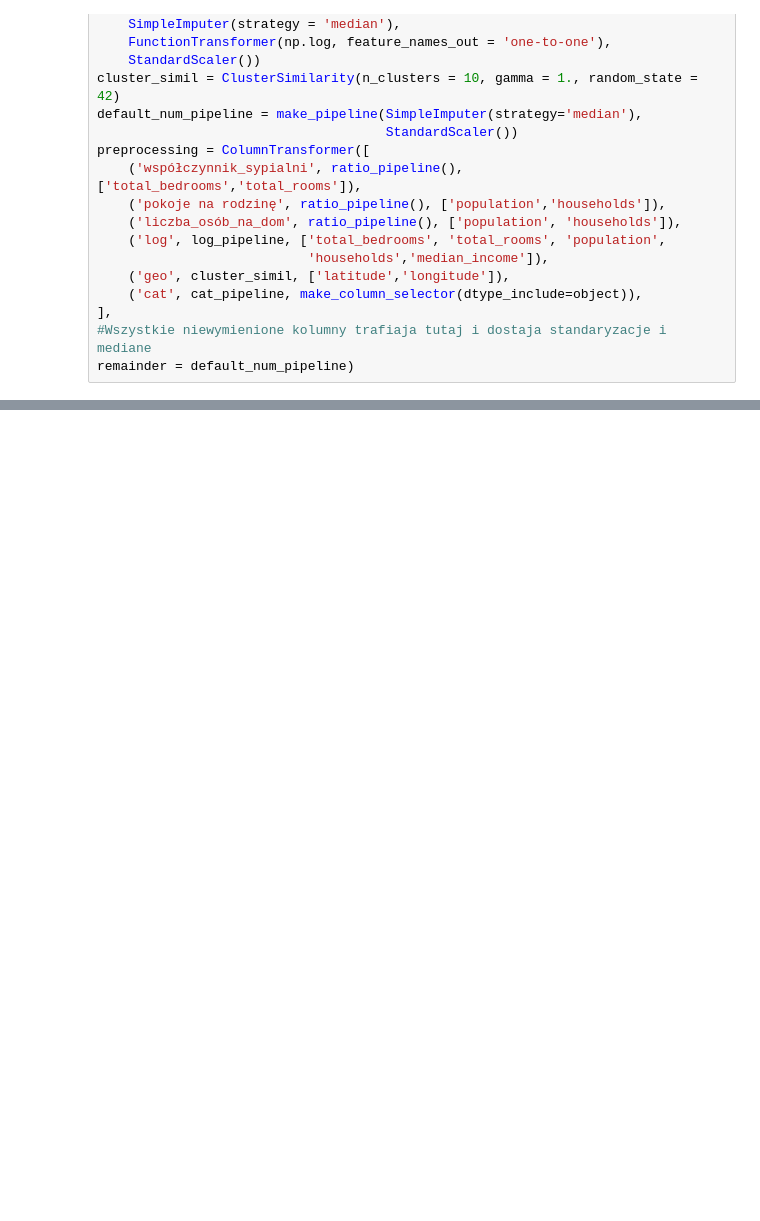
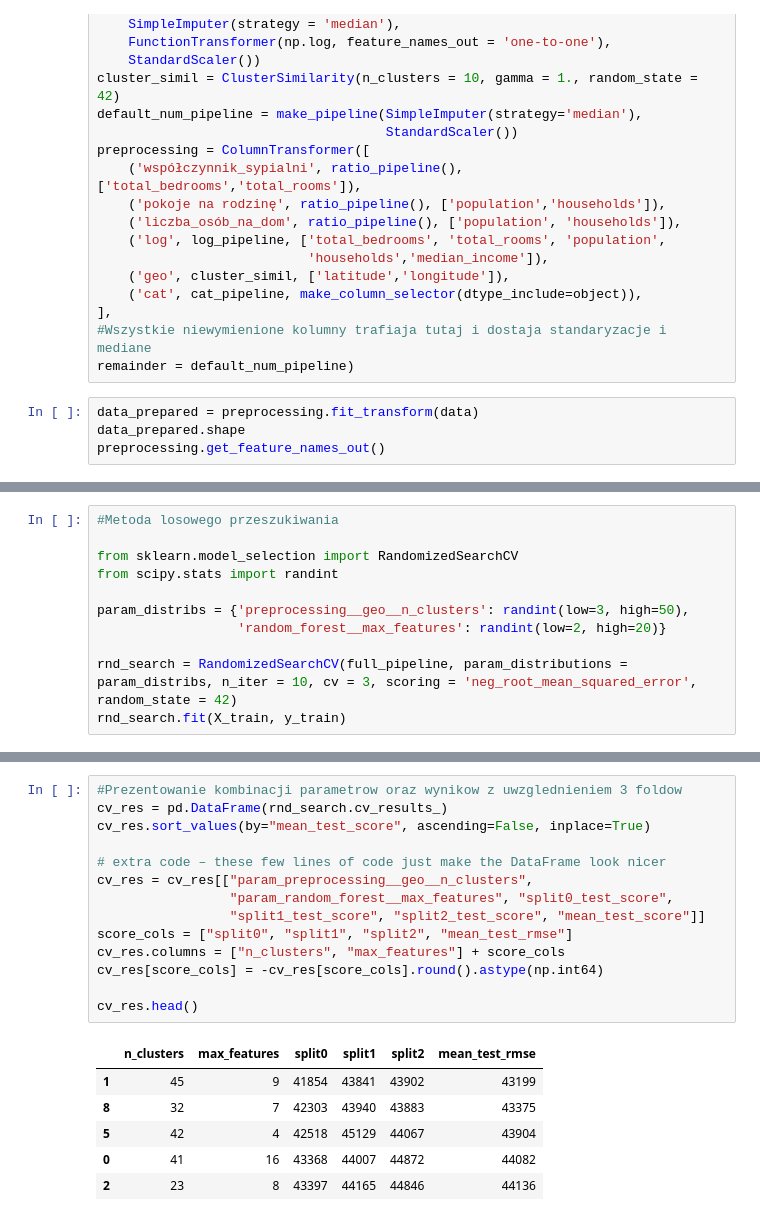
Before and after one commit to maciekpojedynski/Geron, a Jupyter notebook: 02_chapter.ipynb, the cells around one changed output, grey strips where cells are left out. Cells and saved outputs as stored; diff of their text form; blank space fills up the shorter version.

```diff
--- a/02_chapter.ipynb
+++ b/02_chapter.ipynb
@@ -541,3 +532,7 @@ preprocessing = ColumnTransformer([
 ],
 #Wszystkie niewymienione kolumny trafiaja tutaj i dostaja standaryzacje i mediane
 remainder = default_num_pipeline)
+# %%
+data_prepared = preprocessing.fit_transform(data)
+data_prepared.shape
+preprocessing.get_feature_names_out()
@@ -543,0 +725,11 @@ remainder = default_num_pipeline)
+# %%
+#Metoda losowego przeszukiwania
+
+from sklearn.model_selection import RandomizedSearchCV
+from scipy.stats import randint
+
+param_distribs = {'preprocessing__geo__n_clusters': randint(low=3, high=50),
+                  'random_forest__max_features': randint(low=2, high=20)}
+
+rnd_search = RandomizedSearchCV(full_pipeline, param_distributions = param_distribs, n_iter = 10, cv = 3, scoring = 'neg_root_mean_squared_error', random_state = 42)
+rnd_search.fit(X_train, y_train)
@@ -543,0 +753,21 @@ remainder = default_num_pipeline)
+# %%
+#Prezentowanie kombinacji parametrow oraz wynikow z uwzglednieniem 3 foldow
+cv_res = pd.DataFrame(rnd_search.cv_results_)
+cv_res.sort_values(by="mean_test_score", ascending=False, inplace=True)
+
+# extra code – these few lines of code just make the DataFrame look nicer
+cv_res = cv_res[["param_preprocessing__geo__n_clusters",
+                 "param_random_forest__max_features", "split0_test_score",
+                 "split1_test_score", "split2_test_score", "mean_test_score"]]
+score_cols = ["split0", "split1", "split2", "mean_test_rmse"]
+cv_res.columns = ["n_clusters", "max_features"] + score_cols
+cv_res[score_cols] = -cv_res[score_cols].round().astype(np.int64)
+
+cv_res.head()
+# %% [output]
+|  | n_clusters | max_features | split0 | split1 | split2 | mean_test_rmse |
+| 1 | 45 | 9 | 41854 | 43841 | 43902 | 43199 |
+| 8 | 32 | 7 | 42303 | 43940 | 43883 | 43375 |
+| 5 | 42 | 4 | 42518 | 45129 | 44067 | 43904 |
+| 0 | 41 | 16 | 43368 | 44007 | 44872 | 44082 |
+| 2 | 23 | 8 | 43397 | 44165 | 44846 | 44136 |
```
Also changed, not shown: parts of 43 cells of this notebook.
